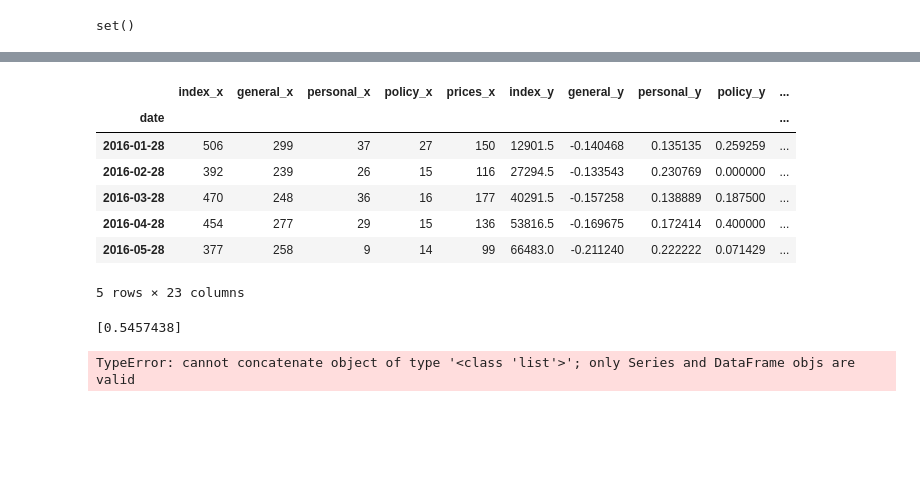
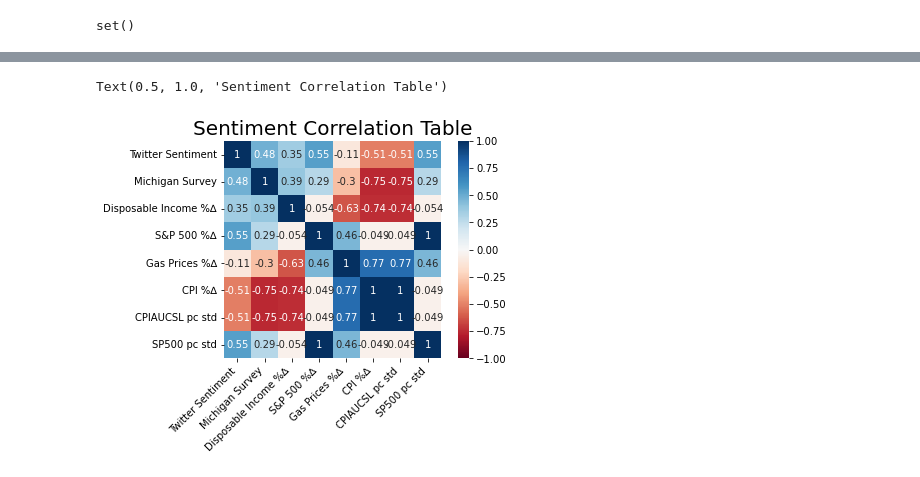
Before and after one commit to willcrossb/RT_sentiment, a Jupyter notebook: analysis.ipynb, the cells around one changed output, grey strips where cells are left out. Drawn from its saved outputs; the diff is of its cells as text; code cells hidden in the pictures; blank space fills up the shorter version.

Commit message:
Cleaning analysis files, trim out unneeded code

```diff
--- a/analysis.ipynb
+++ b/analysis.ipynb
@@ -200,16 +211,16 @@ print(missing_dates)
 # %% [output]
 set()
 # %%
-
 #Collect Michigan Consumer Survey data and add onto the dataframe
 #Link to csv was found here: http://www.sca.isr.umich.edu/tables.html
 collect_mich = 1
 
 if collect_mich:
     df_mich = pd.read_csv("http://www.sca.isr.umich.edu/files/tbmics.csv")
-    df_mich['date'] = pd.to_datetime(df_mich['YYYY'].astype(str) + ' ' + df_mich['Month'] + ' 28', format='%Y %B %d')
-    df_mich = df_mich.set_index('date')
+    df_mich['date'] = pd.to_datetime(df_mich['YYYY'].astype(str) + ' ' + df_mich['Month'] + ' 28 00:00:00', format='%Y %B %d %H:%M:%S')
     df_mich.to_csv('data/mich_sent.csv')
 else:
     df_mich = pd.read_csv('data/mich_sent.csv')
+
+df_mich = df_mich.set_index('date')
 # %%
@@ -310,34 +255,0 @@ plt.show()
-# %%
-df_reg.head()
-# %% [output]
-|  | index_x | general_x | personal_x | policy_x | prices_x | index_y | general_y | personal_y | policy_y | ... |
-| date |  |  |  |  |  |  |  |  |  | ... |
-| 2016-01-28 | 506 | 299 | 37 | 27 | 150 | 12901.5 | -0.140468 | 0.135135 | 0.259259 | ... |
-| 2016-02-28 | 392 | 239 | 26 | 15 | 116 | 27294.5 | -0.133543 | 0.230769 | 0.000000 | ... |
-| 2016-03-28 | 470 | 248 | 36 | 16 | 177 | 40291.5 | -0.157258 | 0.138889 | 0.187500 | ... |
-| 2016-04-28 | 454 | 277 | 29 | 15 | 136 | 53816.5 | -0.169675 | 0.172414 | 0.400000 | ... |
-| 2016-05-28 | 377 | 258 | 9 | 14 | 99 | 66483.0 | -0.211240 | 0.222222 | 0.071429 | ... |
-5 rows × 23 columns
-# %%
-from sklearn.preprocessing import StandardScaler
-from sklearn.decomposition import PCA
-
-agg_full = agg.apply(lambda row: row.fillna(row.mean()), axis=1)
-
-#prepare the input series (x) by detrending and standardizing
-x = StandardScaler().fit_transform(agg_full)
-
-#Calculate the first  principal component & output explained variance
-pca = PCA(n_components=1)
-df_PC = pca.fit_transform(x)
-print(pca.explained_variance_ratio_)
-save_date = ['Sentiment']
-
-df_PC_merge = pd.DataFrame(df_PC, columns = ['Sentiment'])
-
-df1 = pd.concat([save_date, df_PC_merge], axis=1)
-df_final = df1.set_index('date')
-#df_final.to_csv("/tetemp.csv")
-# %% [output]
-[0.5457438]
-TypeError: cannot concatenate object of type '<class 'list'>'; only Series and DataFrame objs are valid
@@ -353,0 +280,34 @@ df_trim.to_csv("inspect_high.csv")
+# %%
+#Cleaning up the names
+merged_plot['CPI'] = merged_plot['CPIAUCSL pc std']
+merged_plot['Gas Prices'] = merged_plot['GASREGW pc std']
+merged_plot['General Sentiment'] = merged_plot['general std.']
+merged_plot['Prices Sentiment'] = merged_plot['prices std.']
+
+#retrieve values for real variables as well as target variable
+plot_clean(merged_plot, ['general std.','prices std.','CPI'], "Sentiment vs. Inflation <br><sup>Source: FRED & Author's calculations</sup>", "Sentiment & Inflation (yoy) (standardized)",400)
+# %%
+#switch to monthly frequency and run correlations then plot heatmap
+df_reg=merged_plot.dropna(subset=['Month'])
+
+#df_reg = df_reg[['Twitter Sentiment', 'CPIAUCSL pc','UNRATE pc','SP500 pc','GASREGW pc','INDPRO','PCE pc','DSPIC96 pc']]
+df_reg = df_reg[['Twitter Sentiment', 'Michigan Survey', 'DSPIC96 pc','SP500 pc','GASREGW pc','CPIAUCSL pc','CPIAUCSL pc std','SP500 pc std']]
+df_reg = df_reg.rename(columns={'DSPIC96 pc': 'Disposable Income %∆', 'SP500 pc': 'S&P 500 %∆','GASREGW pc': 'Gas Prices %∆','CPIAUCSL pc': 'CPI %∆'})
+
+#Plot heatmap
+corr = df_reg.corr()
+ax = sns.heatmap(
+    corr,
+    vmin=-1, vmax=1, center=0, annot=True,
+    cmap='RdBu',
+    square=True
+)
+ax.set_xticklabels(
+    ax.get_xticklabels(),
+    rotation=45,
+    horizontalalignment='right'
+)
+plt.title("Sentiment Correlation Table", fontsize = 20)
+# %% [output]
+Text(0.5, 1.0, 'Sentiment Correlation Table')
+[figure, added]
```
Also changed, not shown: parts of 17 cells of this notebook, 1 other file.
